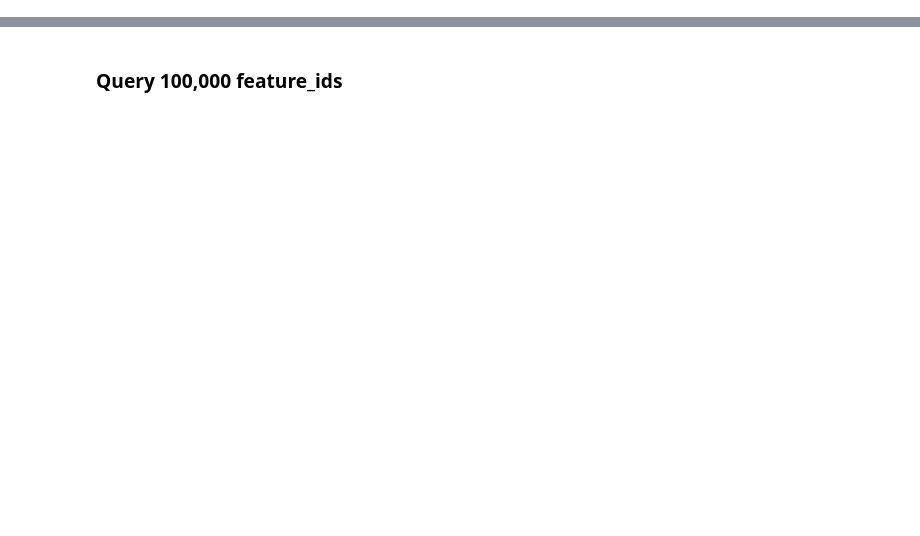
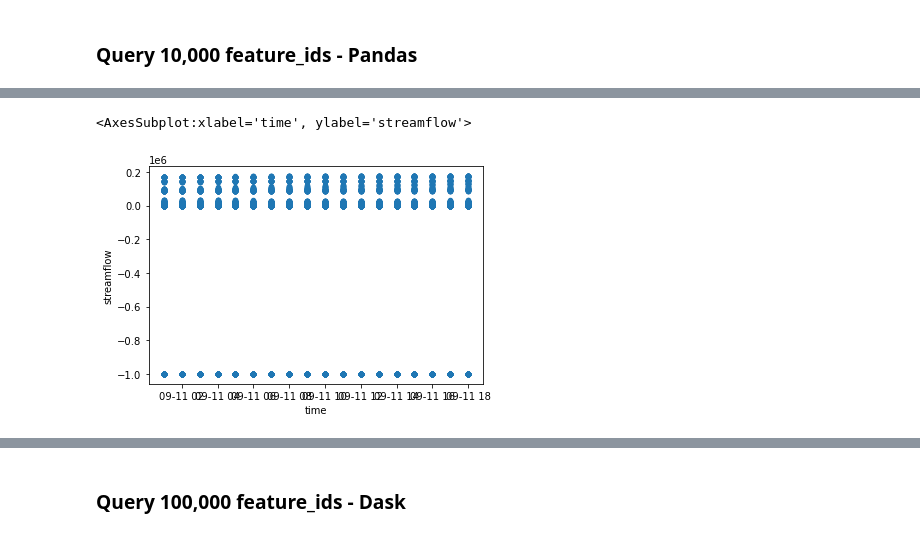
Before and after one commit to AlabamaWaterInstitute/data_access_examples, a Jupyter notebook: parquet/example_remote_dl_parquet.ipynb, the cells around one changed output, grey strips where cells are left out. Cells and saved outputs as stored; diff of their text form; code cells hidden in the pictures; blank space fills up the shorter version.

```diff
--- a/parquet/example_remote_dl_parquet.ipynb
+++ b/parquet/example_remote_dl_parquet.ipynb
@@ -211,0 +238,11 @@ result_10000
+# %% [markdown]
+### Query 10,000 feature_ids - Pandas
+# %%
+%%time
+
+df_10000 = pd.read_parquet("../data/parquet_all_feature_ids.gzip")
+df_10000=df_10000.swaplevel()
+df_10000.sort_index(level=0, inplace=True)
+result_10000=df_10000.loc[100:1122643]
+result_10000.reset_index().plot.scatter('time','streamflow')
+# %% [output]
@@ -211,0 +251,2 @@ result_10000
+<AxesSubplot:xlabel='time', ylabel='streamflow'>
+[figure, added]
@@ -212,5 +254,5 @@ result_10000
 # %% [markdown]
-### Query 100,000 feature_ids
+### Query 100,000 feature_ids - Dask
 # %%
 %%time
 data_100000 = dd.read_parquet(
```
Also changed, not shown: parts of 25 cells of this notebook.
